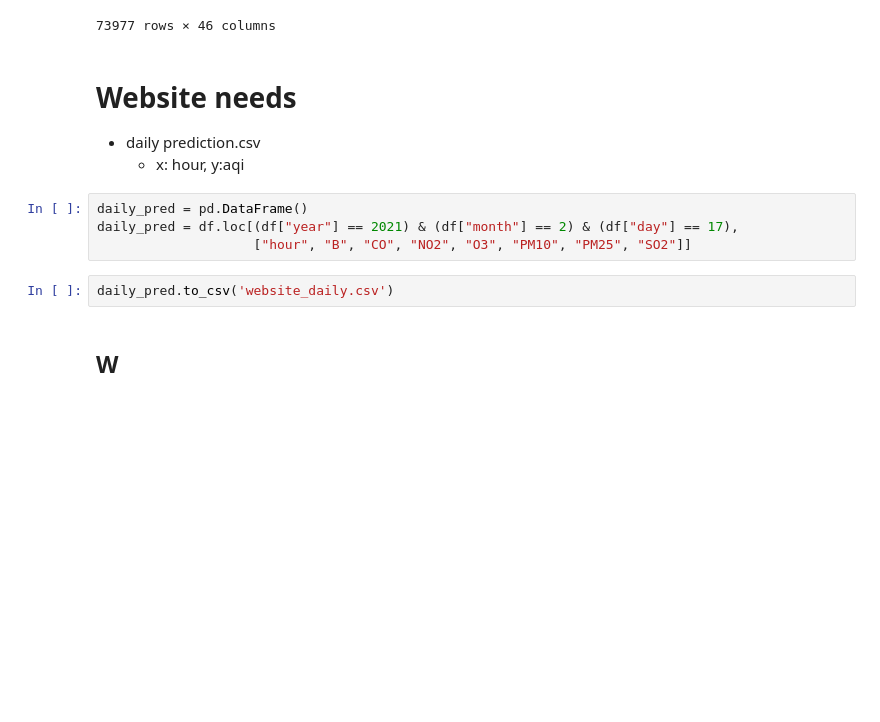
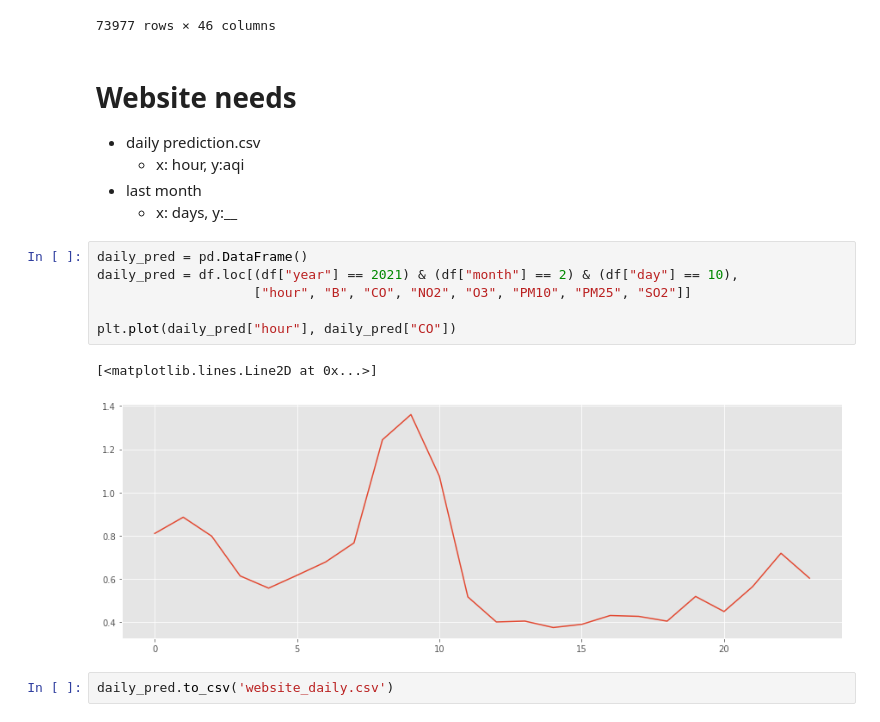
Before and after one commit to basicskill/matf-hackathon, a Jupyter notebook: model/Better Data Exploration.ipynb, the cells around one changed output. Drawn from its saved outputs; the diff is of its cells as text; blank space fills up the shorter version.

```diff
--- a/model/Better Data Exploration.ipynb
+++ b/model/Better Data Exploration.ipynb
@@ -196,11 +196,16 @@ df
 # Website needs
 - daily prediction.csv
     - x: hour, y:aqi
+- last month
+    - x: days, y:__
 # %%
 daily_pred = pd.DataFrame()
-daily_pred = df.loc[(df["year"] == 2021) & (df["month"] == 2) & (df["day"] == 17),
+daily_pred = df.loc[(df["year"] == 2021) & (df["month"] == 2) & (df["day"] == 10),
                     ["hour", "B", "CO", "NO2", "O3", "PM10", "PM25", "SO2"]]
+
+plt.plot(daily_pred["hour"], daily_pred["CO"])
+# %% [output]
+[<matplotlib.lines.Line2D at 0x...>]
+[figure, added]
 # %%
 daily_pred.to_csv('website_daily.csv')
-# %% [markdown]
-## W
```
Also changed, not shown: parts of 7 cells of this notebook, 2 other files.
